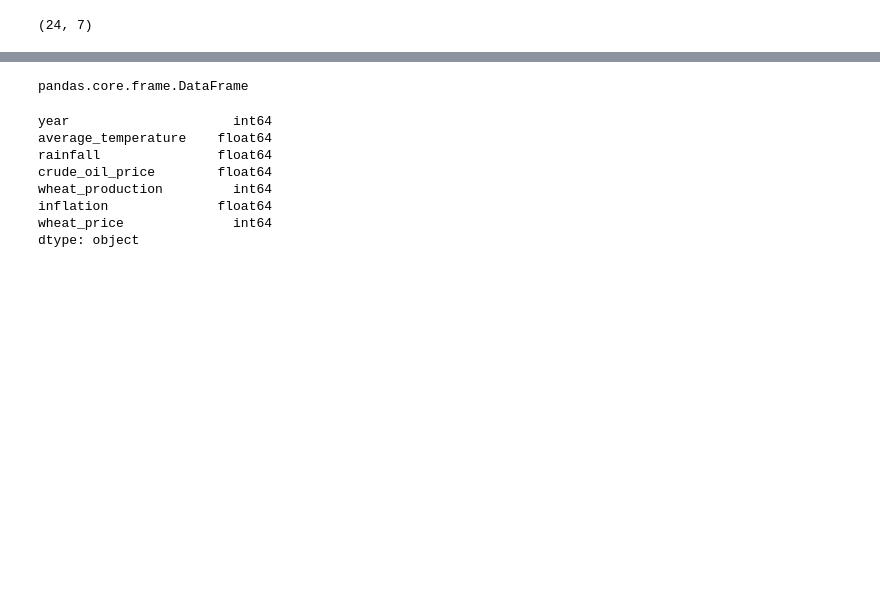
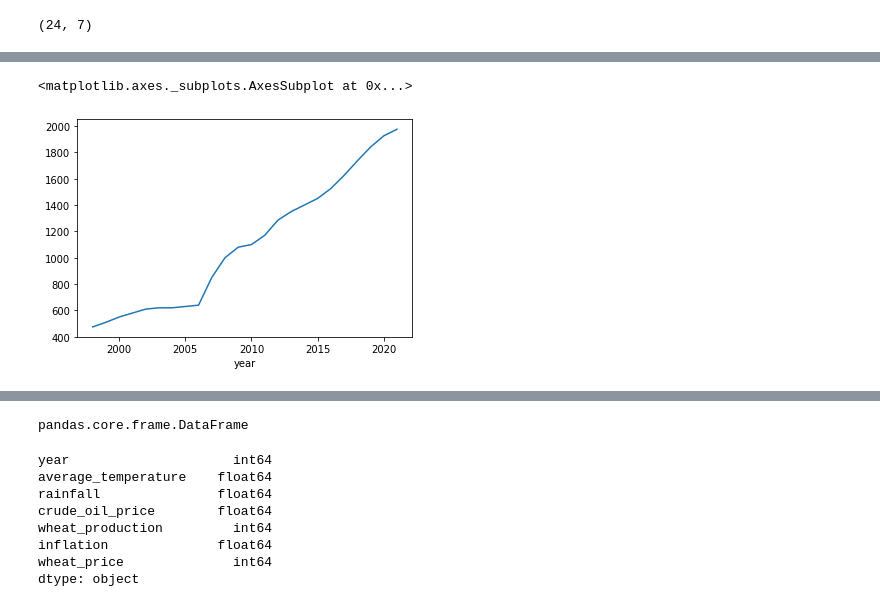
Before and after one commit to rohitCodeRed/veg_leaf_apis, a Jupyter notebook: model_notebooks/wheat_price_prediction.ipynb, the cells around one changed output, grey strips where cells are left out. Cells and saved outputs as stored; diff of their text form; code cells hidden in the pictures; blank space fills up the shorter version.

```diff
--- a/model_notebooks/wheat_price_prediction.ipynb
+++ b/model_notebooks/wheat_price_prediction.ipynb
@@ -10,0 +45,5 @@ data.shape
+# %%
+data.groupby('year').mean()['wheat_price'].plot()
+# %% [output]
+<matplotlib.axes._subplots.AxesSubplot at 0x...>
+[figure, added]
```
Also changed, not shown: parts of 15 cells of this notebook, 9 other files.
